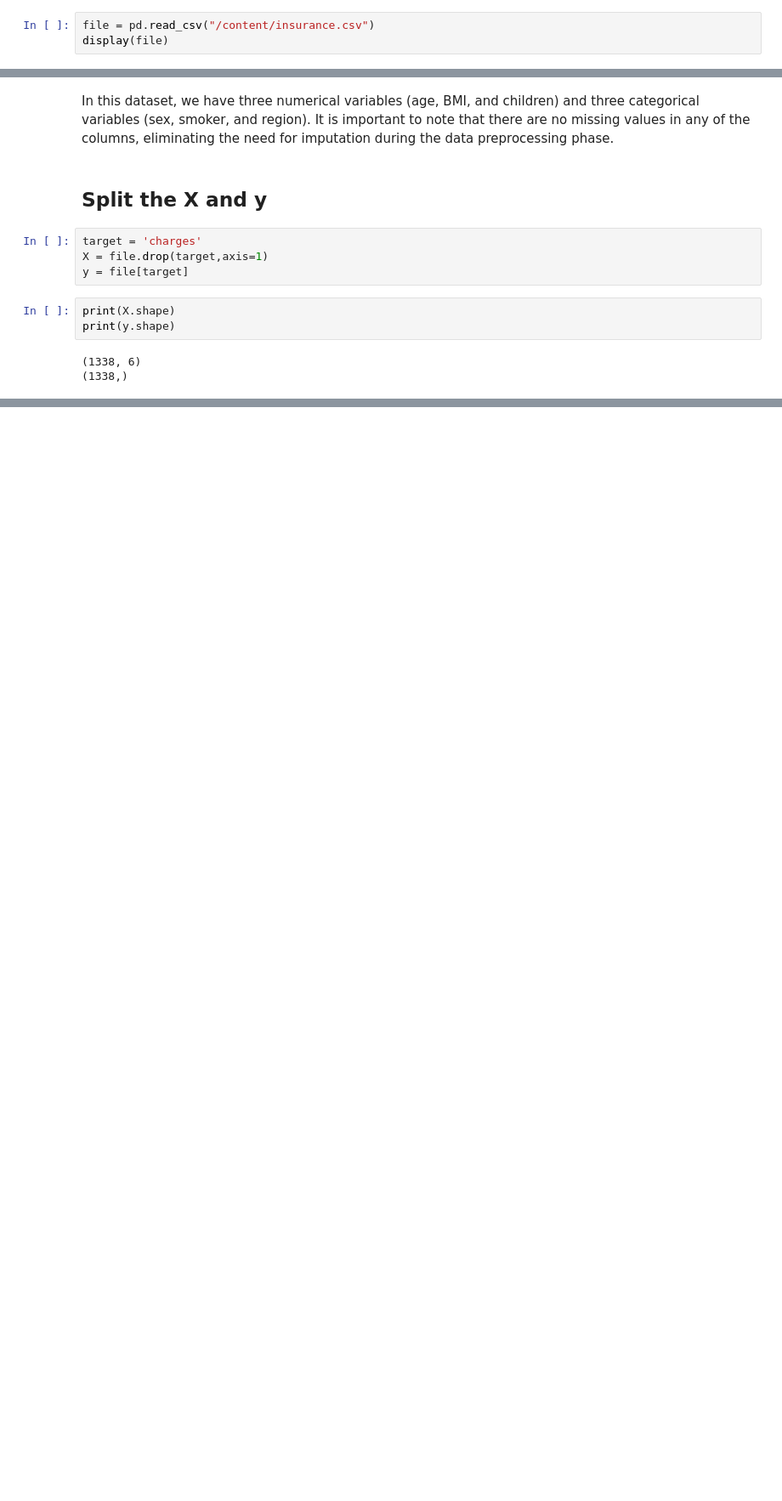
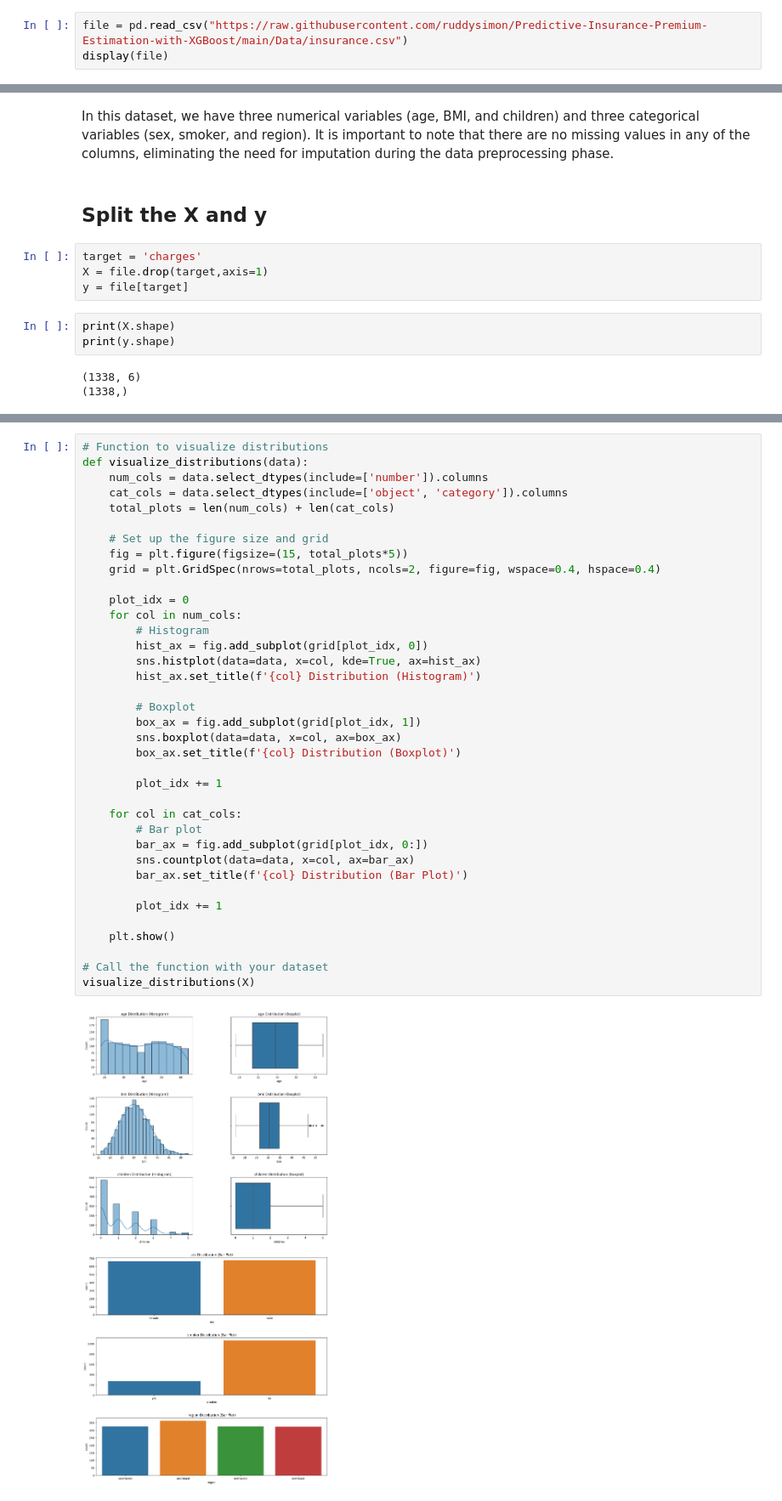
Before and after one commit to ruddysimon/Predictive-Insurance-Premium-Estimation-with-XGBoost, a Jupyter notebook: Insurance_modeling.ipynb, the cells around one changed output, grey strips where cells are left out. Shown: that part at 85% size. Drawn from its saved outputs; the diff is of its cells as text; blank space fills up the shorter version.

```diff
--- a/Insurance_modeling.ipynb
+++ b/Insurance_modeling.ipynb
@@ -45,7 +52,7 @@ from skopt.space import Real, Categorical, Integer
 from sklearn.preprocessing import StandardScaler, PowerTransformer
 from sklearn.feature_selection import RFE
 # %%
-file = pd.read_csv("/content/insurance.csv")
+file = pd.read_csv("https://raw.githubusercontent.com/ruddysimon/Predictive-Insurance-Premium-Estimation-with-XGBoost/main/Data/insurance.csv")
 display(file)
 # %% [output]
 |  | age | sex | bmi | children | smoker | region | charges |
@@ -118,0 +128,39 @@ print(y.shape)
+# %%
+# Function to visualize distributions
+def visualize_distributions(data):
+    num_cols = data.select_dtypes(include=['number']).columns
+    cat_cols = data.select_dtypes(include=['object', 'category']).columns
+    total_plots = len(num_cols) + len(cat_cols)
+
+    # Set up the figure size and grid
+    fig = plt.figure(figsize=(15, total_plots*5))
+    grid = plt.GridSpec(nrows=total_plots, ncols=2, figure=fig, wspace=0.4, hspace=0.4)
+
+    plot_idx = 0
+    for col in num_cols:
+        # Histogram
+        hist_ax = fig.add_subplot(grid[plot_idx, 0])
+        sns.histplot(data=data, x=col, kde=True, ax=hist_ax)
+        hist_ax.set_title(f'{col} Distribution (Histogram)')
+
+        # Boxplot
+        box_ax = fig.add_subplot(grid[plot_idx, 1])
+        sns.boxplot(data=data, x=col, ax=box_ax)
+        box_ax.set_title(f'{col} Distribution (Boxplot)')
+
+        plot_idx += 1
+
+    for col in cat_cols:
+        # Bar plot
+        bar_ax = fig.add_subplot(grid[plot_idx, 0:])
+        sns.countplot(data=data, x=col, ax=bar_ax)
+        bar_ax.set_title(f'{col} Distribution (Bar Plot)')
+
+        plot_idx += 1
+
+    plt.show()
+
+# Call the function with your dataset
+visualize_distributions(X)
+# %% [output]
+[figure, added]
```
Also changed, not shown: parts of 13 cells of this notebook.
